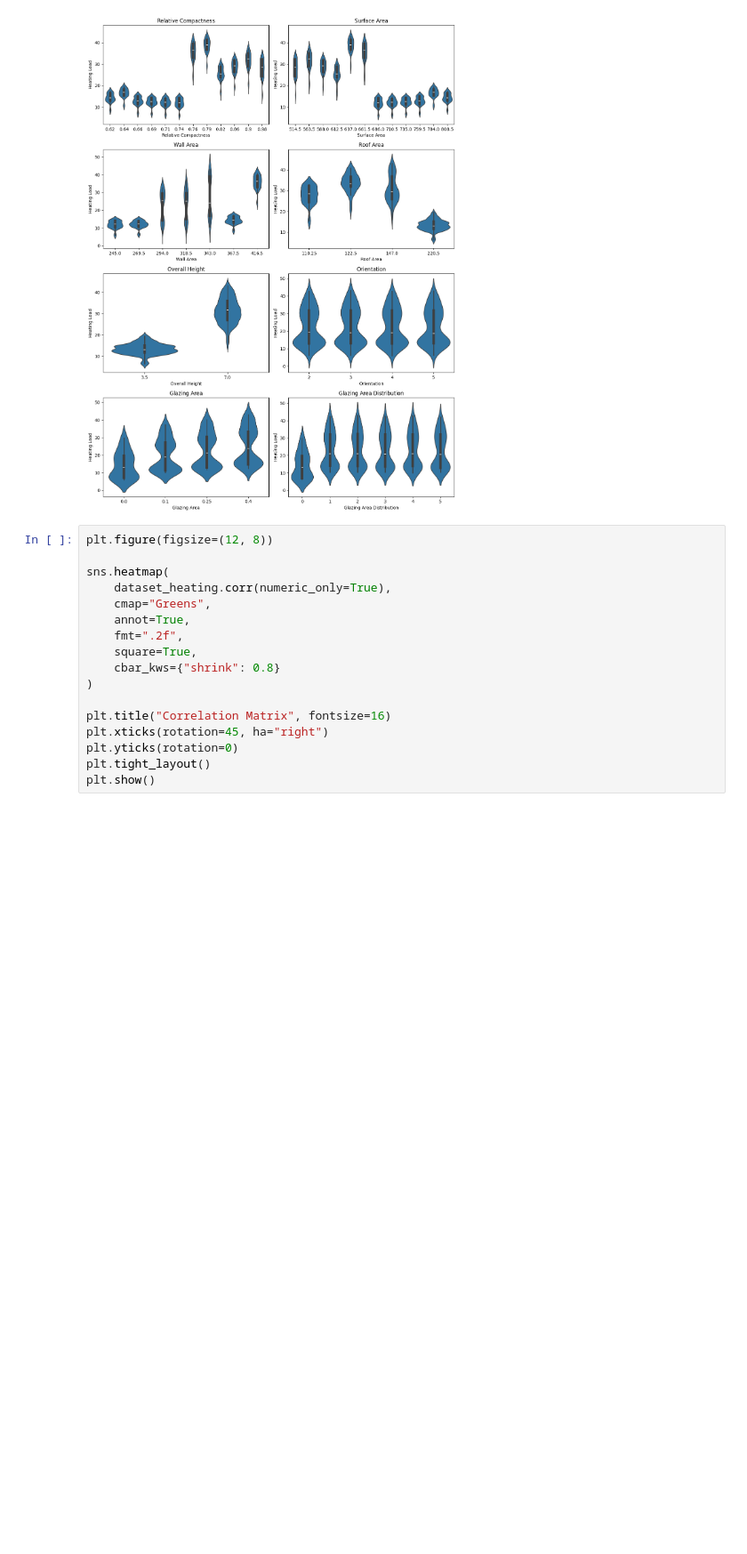
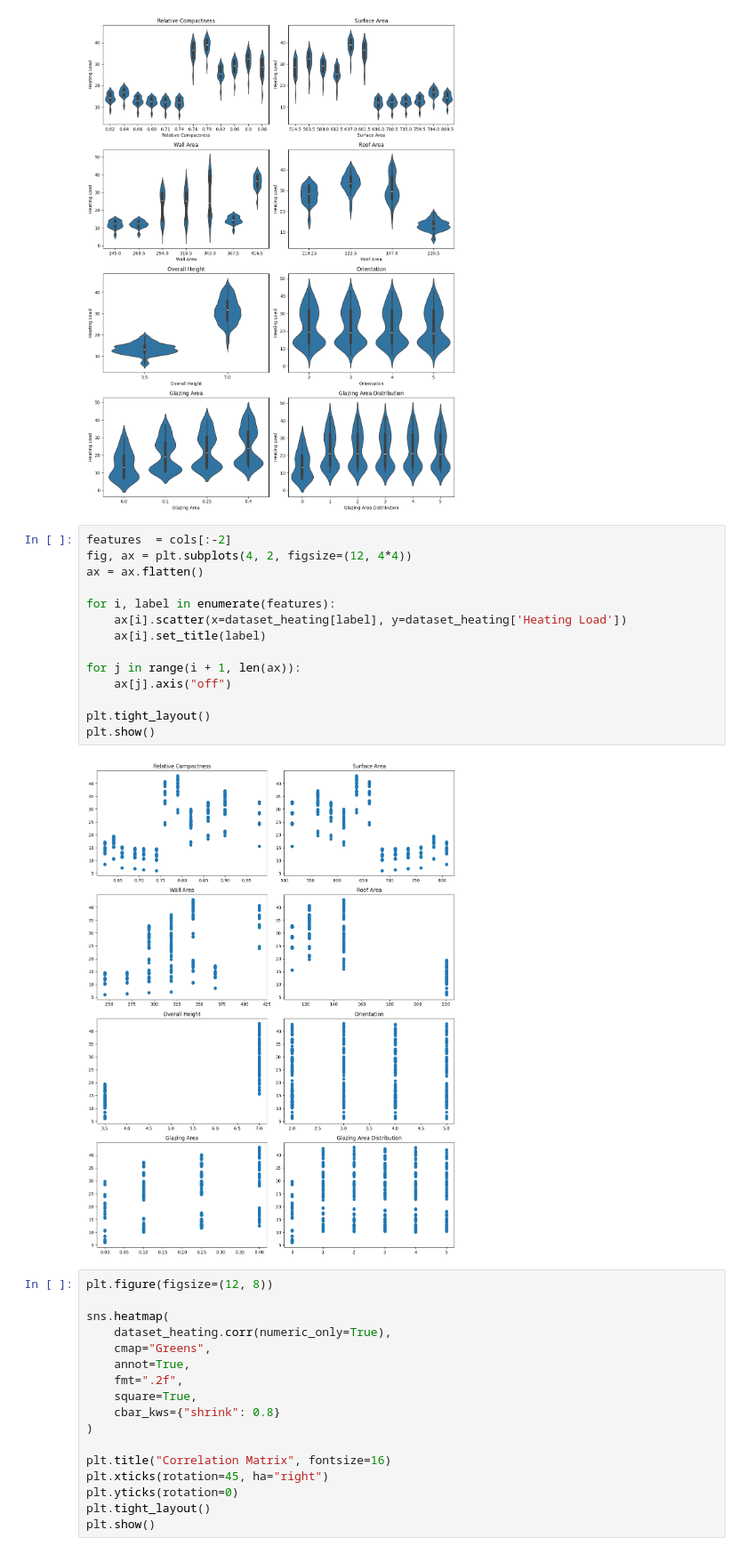
Before and after one commit to matcze/energy_efficient, a Jupyter notebook: energy_efficient.ipynb, the cells around one changed output. Shown: that part at 89% size. Drawn from its saved outputs; the diff is of its cells as text; blank space fills up the shorter version.

```diff
--- a/energy_efficient.ipynb
+++ b/energy_efficient.ipynb
@@ -82,6 +94,22 @@ plt.tight_layout()
 plt.show()
 # %% [output]
 [figure]
+# %%
+features  = cols[:-2]
+fig, ax = plt.subplots(4, 2, figsize=(12, 4*4))
+ax = ax.flatten()
+
+for i, label in enumerate(features):
+    ax[i].scatter(x=dataset_heating[label], y=dataset_heating['Heating Load'])
+    ax[i].set_title(label)
+
+for j in range(i + 1, len(ax)):
+    ax[j].axis("off")
+
+plt.tight_layout()
+plt.show()
+# %% [output]
+[figure, added]
 # %%
 plt.figure(figsize=(12, 8))
 
```
Also changed, not shown: parts of 1 cell of this notebook.
